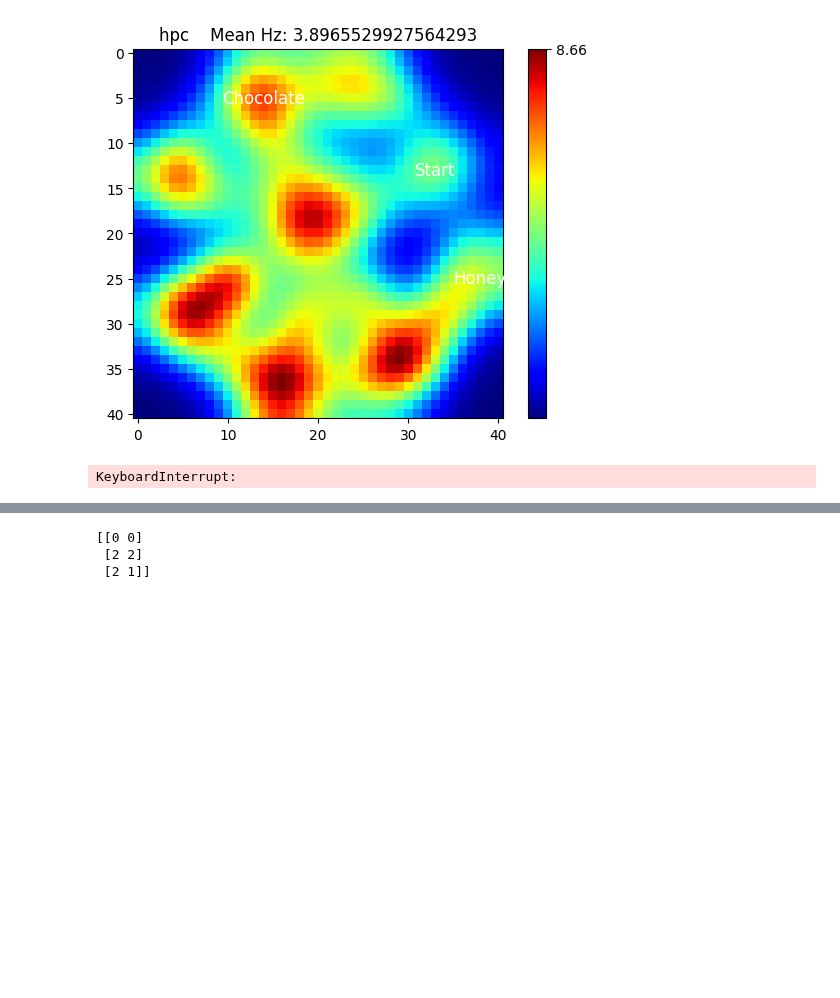
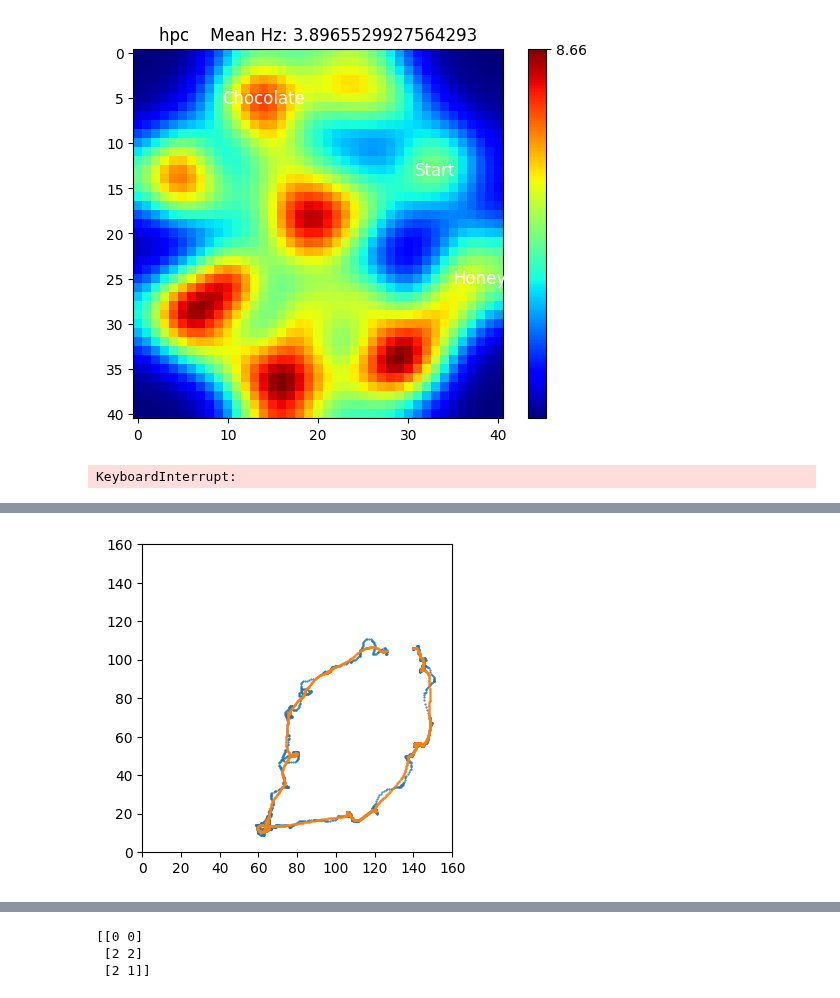
Before and after one commit to shauryagoyall/Andrea-Data, a Jupyter notebook: Calculate-Place-Map.ipynb, the cells around one changed output, grey strips where cells are left out. Cells and saved outputs as stored; diff of their text form; code cells hidden in the pictures; blank space fills up the shorter version.

```diff
--- a/Calculate-Place-Map.ipynb
+++ b/Calculate-Place-Map.ipynb
@@ -466,0 +525,13 @@ pickle.dump(position_probability, open( 'probs' , "wb" ))
+# %%
+
+
+plt.figure(figsize=(4,4), dpi = 100)
+plt.scatter(position[11500:16000,0],position[11500:16000,1],s=1,  marker='.')
+plt.scatter(smooth_pos[11500:16000,0],smooth_pos[11500:16000,1],s=1,  marker='.')
+plt.xlim([0,160])
+plt.ylim([0,160])
+plt.xticks([0,20,40,60,80,100,120,140,160])
+plt.yticks([0,20,40,60,80,100,120,140,160])
+plt.show()
+# %% [output]
+[figure, added]
```
Also changed, not shown: parts of 15 cells of this notebook.
